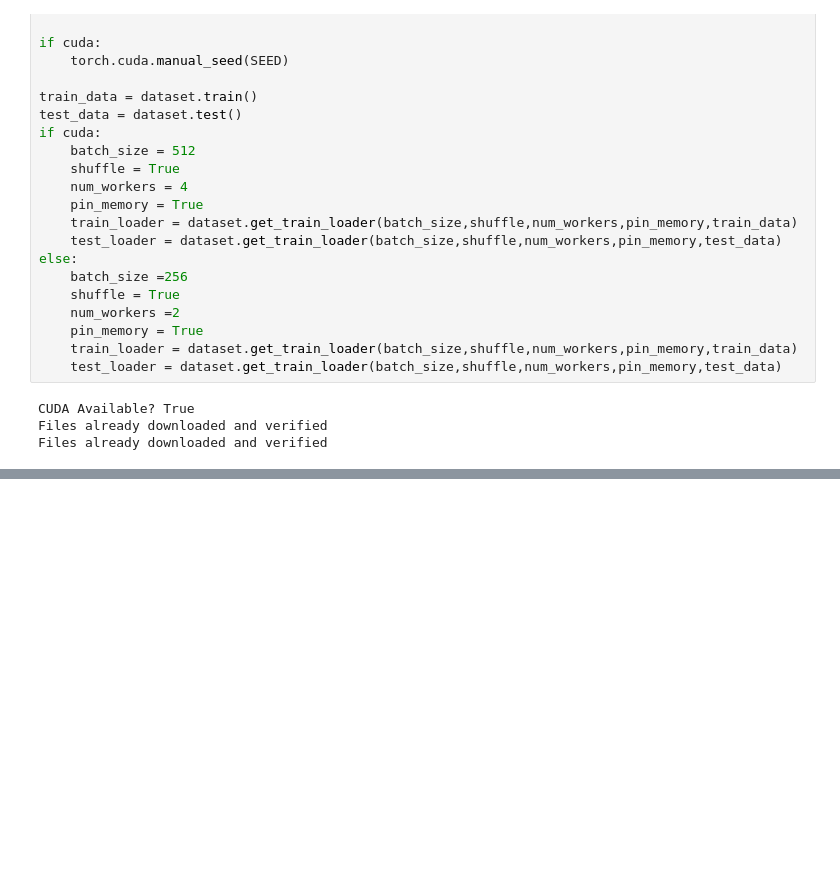
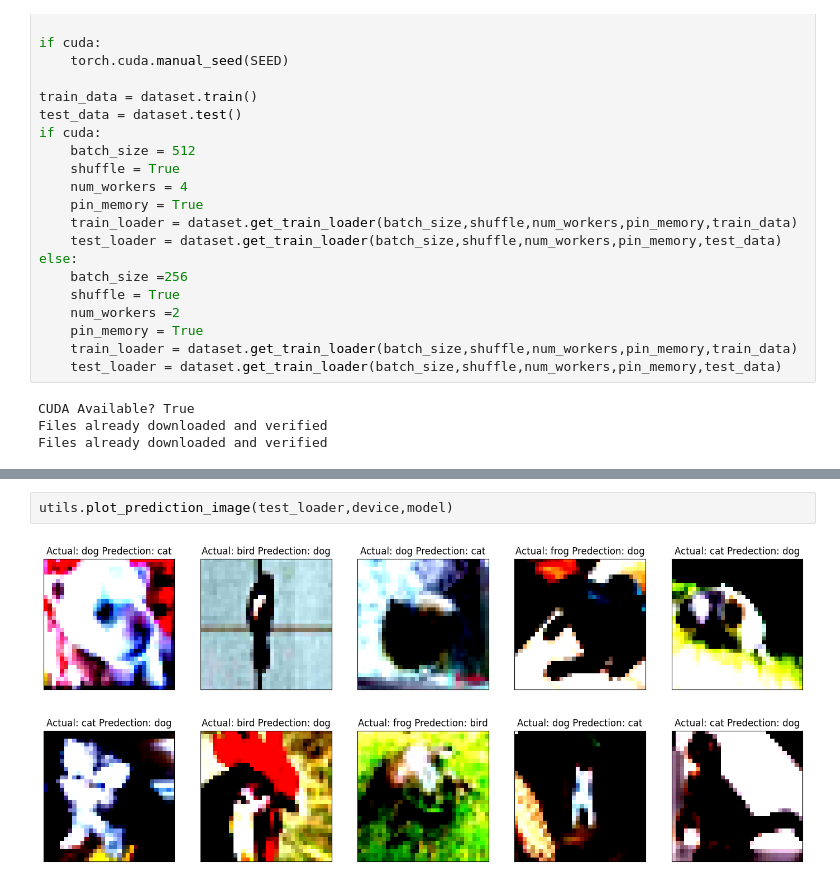
Before and after one commit to RInkalshah93/ERA-V2-Assignment_Rinkal-Shah, a Jupyter notebook: S10 Assignment/Assigmenet_10.ipynb, the cells around one changed output, grey strips where cells are left out. Drawn from its saved outputs; the diff is of its cells as text; blank space fills up the shorter version.

```diff
--- a/S10 Assignment/Assigmenet_10.ipynb
+++ b/S10 Assignment/Assigmenet_10.ipynb
@@ -186,0 +159,4 @@ train.plot_loss_accuracy(train_losses,train_acc,test_losses,test_acc)
+# %%
+utils.plot_prediction_image(test_loader,device,model)
+# %% [output]
+[figure, added]
```
Also changed, not shown: parts of 9 cells of this notebook, 1 other file.
